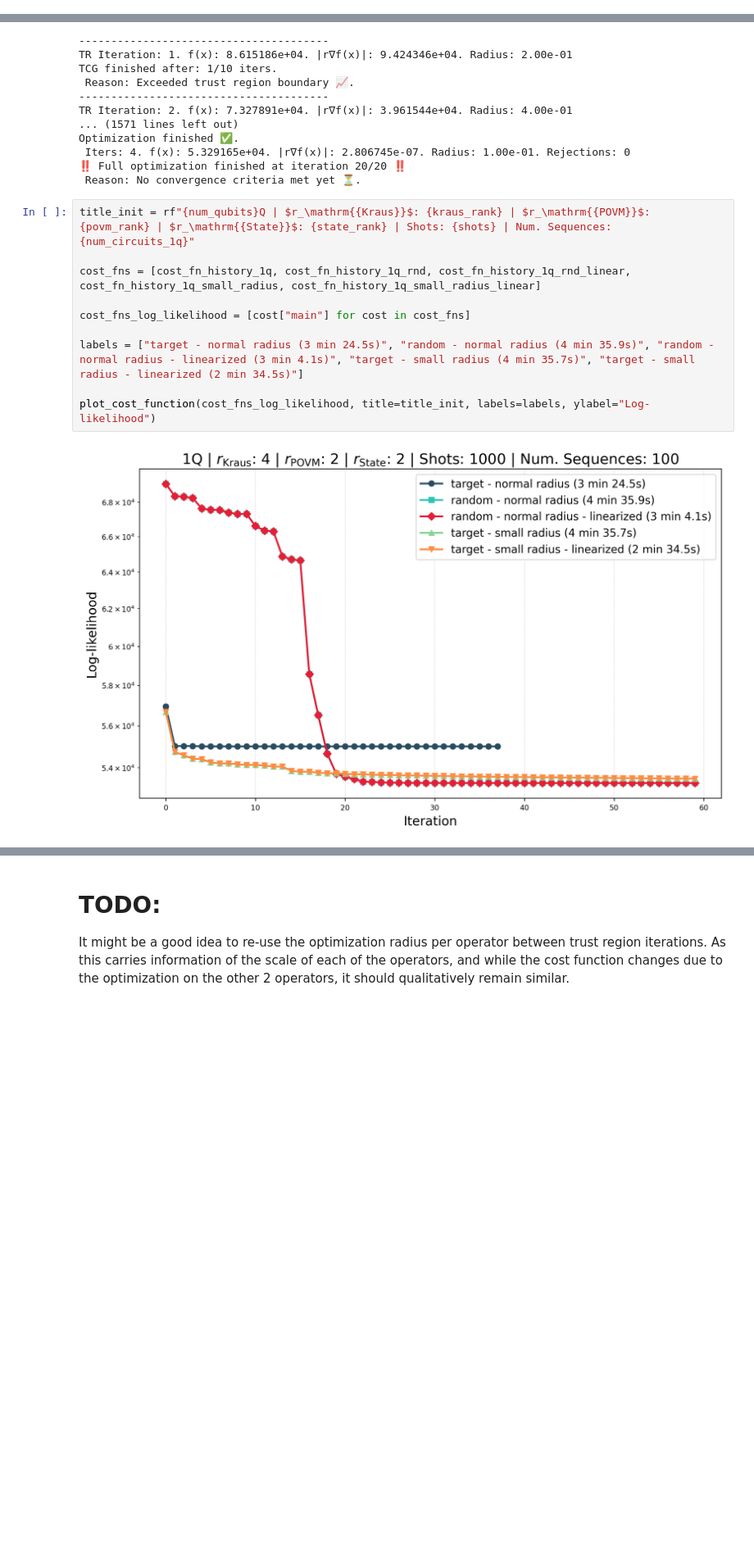
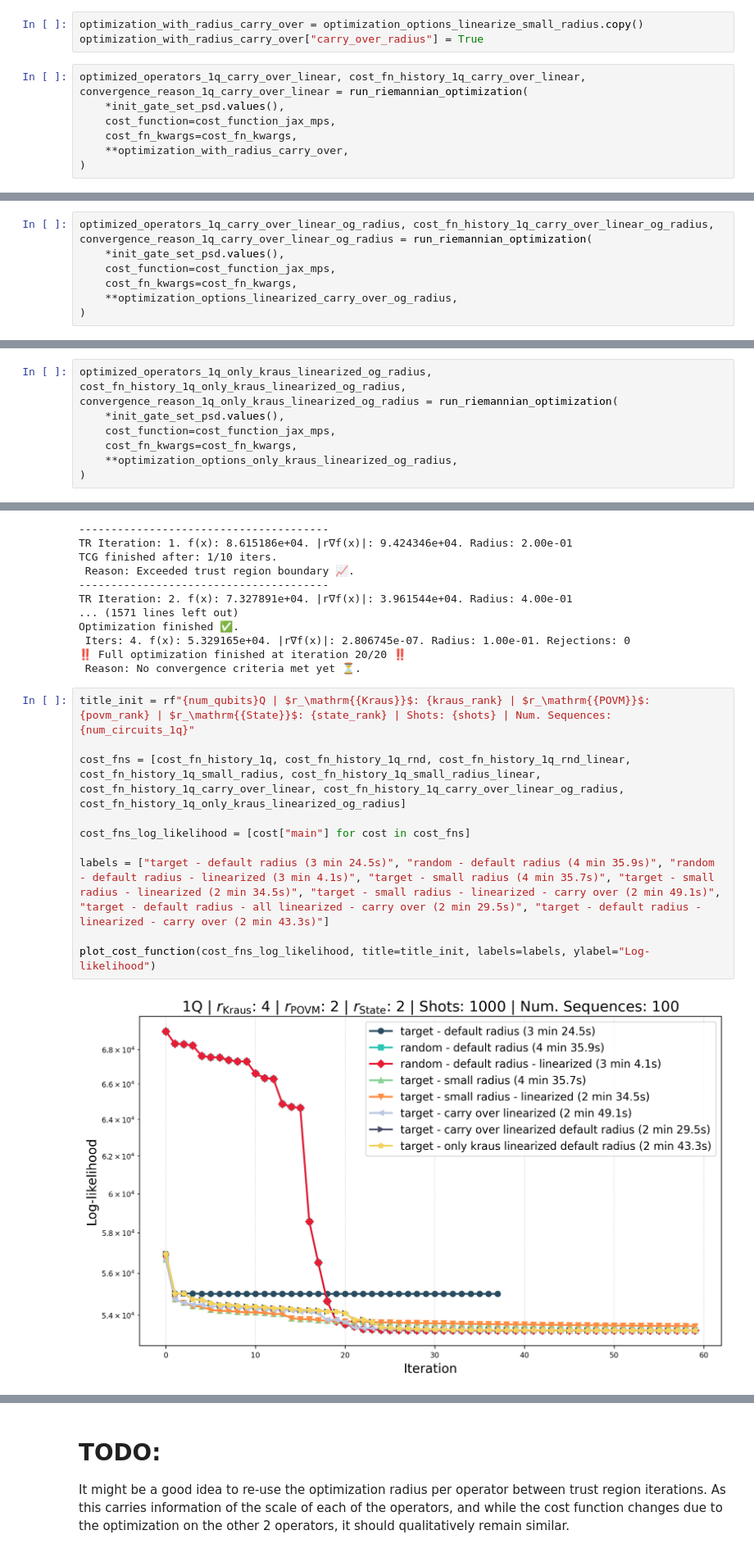
Before and after one commit to EmilianoG-byte/iqm-benchmarks, a Jupyter notebook: playground/time_complexity/linearization.ipynb, the cells around one changed output, grey strips where cells are left out. Shown at 82% size. Saved outputs shown, nothing was run; the diff lists cells and outputs as text; blank space fills up the shorter version.

Commit message:
implement carrying over the trust region radius through the optimization
this achieved the best results

```diff
--- a/playground/time_complexity/linearization.ipynb
+++ b/playground/time_complexity/linearization.ipynb
@@ -684,3 +716,13 @@ Optimization finished ✅.
  Iters: 5. f(x): 5.501158e+04. |r∇f(x)|: 3.941855e+00. Radius: 9.77e-05. Rejections: 5
 ‼️ Full optimization finished at iteration 13/20 ‼️
  Reason: Relative change in cost function value 0.00e+00 below target relative precision 1.00e-11 🎯.
+# %%
+optimization_with_radius_carry_over = optimization_options_linearize_small_radius.copy()
+optimization_with_radius_carry_over["carry_over_radius"] = True
+# %%
+optimized_operators_1q_carry_over_linear, cost_fn_history_1q_carry_over_linear, convergence_reason_1q_carry_over_linear = run_riemannian_optimization(
+    *init_gate_set_psd.values(),
+    cost_function=cost_function_jax_mps,
+    cost_fn_kwargs=cost_fn_kwargs,
+    **optimization_with_radius_carry_over,
+)
@@ -686,0 +747,7 @@ Optimization finished ✅.
+# %%
+optimized_operators_1q_carry_over_linear_og_radius, cost_fn_history_1q_carry_over_linear_og_radius, convergence_reason_1q_carry_over_linear_og_radius = run_riemannian_optimization(
+    *init_gate_set_psd.values(),
+    cost_function=cost_function_jax_mps,
+    cost_fn_kwargs=cost_fn_kwargs,
+    **optimization_options_linearized_carry_over_og_radius,
+)
@@ -686,0 +772,7 @@ Optimization finished ✅.
+# %%
+optimized_operators_1q_only_kraus_linearized_og_radius, cost_fn_history_1q_only_kraus_linearized_og_radius, convergence_reason_1q_only_kraus_linearized_og_radius = run_riemannian_optimization(
+    *init_gate_set_psd.values(),
+    cost_function=cost_function_jax_mps,
+    cost_fn_kwargs=cost_fn_kwargs,
+    **optimization_options_only_kraus_linearized_og_radius,
+)
@@ -744,15 +854,15 @@ Optimization finished ✅.
 # %%
 title_init = rf"{num_qubits}Q | $r_\mathrm{{Kraus}}$: {kraus_rank} | $r_\mathrm{{POVM}}$: {povm_rank} | $r_\mathrm{{State}}$: {state_rank} | Shots: {shots} | Num. Sequences: {num_circuits_1q}"
 
-cost_fns = [cost_fn_history_1q, cost_fn_history_1q_rnd, cost_fn_history_1q_rnd_linear, cost_fn_history_1q_small_radius, cost_fn_history_1q_small_radius_linear]
+cost_fns = [cost_fn_history_1q, cost_fn_history_1q_rnd, cost_fn_history_1q_rnd_linear, cost_fn_history_1q_small_radius, cost_fn_history_1q_small_radius_linear, cost_fn_history_1q_carry_over_linear, cost_fn_history_1q_carry_over_linear_og_radius, cost_fn_history_1q_only_kraus_linearized_og_radius]
 
 cost_fns_log_likelihood = [cost["main"] for cost in cost_fns]
 
-labels = ["target - normal radius (3 min 24.5s)", "random - normal radius (4 min 35.9s)", "random - normal radius - linearized (3 min 4.1s)", "target - small radius (4 min 35.7s)", "target - small radius - linearized (2 min 34.5s)"]
+labels = ["target - default radius (3 min 24.5s)", "random - default radius (4 min 35.9s)", "random - default radius - linearized (3 min 4.1s)", "target - small radius (4 min 35.7s)", "target - small radius - linearized (2 min 34.5s)", "target - small radius - linearized - carry over (2 min 49.1s)", "target - default radius - all linearized - carry over (2 min 29.5s)", "target - default radius - linearized - carry over (2 min 43.3s)"]
 
 plot_cost_function(cost_fns_log_likelihood, title=title_init, labels=labels, ylabel="Log-likelihood")
 # %% [output]
-[figure, old version]
+[figure, new version]
 # %%
 cost_fns_least_squares= [cost["least_squares"] for cost in cost_fns]
 plot_cost_function(cost_fns_least_squares, title=title_init, labels=labels, ylabel="Least Squares")
```
Also changed, not shown: parts of 6 cells of this notebook, 2 other files.
